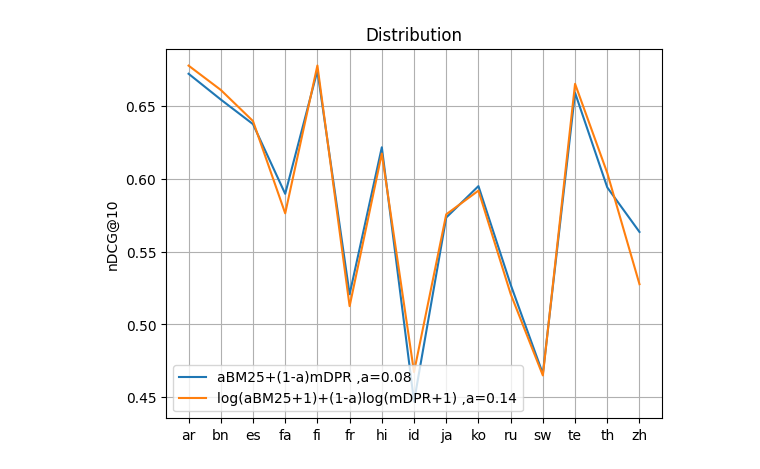
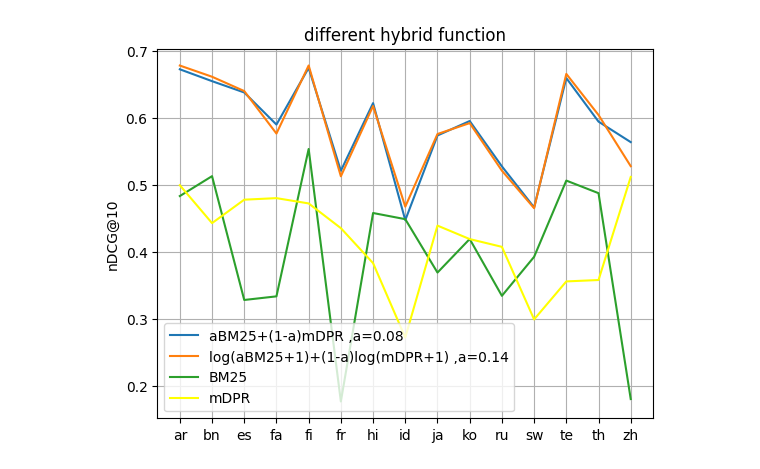
Before and after one commit to qaz12312/DM, a Jupyter notebook: paul/show_dist.ipynb, the cells around one changed output. Cells and saved outputs as stored; diff of their text form; code cells hidden in the pictures.

Commit message:
graph

```diff
--- a/paul/show_dist.ipynb
+++ b/paul/show_dist.ipynb
@@ -1,14 +1,18 @@
 # %%
 import matplotlib.pyplot as plt
 plt.figure()
-plt.title('Distribution')
+plt.title('different hybrid function')
 plt.plot(['ar','bn','es','fa','fi','fr','hi','id','ja','ko','ru','sw','te','th','zh'],
 [0.6723,0.6546,0.6377,0.5898,0.6744,0.5208,0.6218,0.4471,0.5735,0.5951,0.5274,0.4662,0.6592,0.5942,0.5636],label='aBM25+(1-a)mDPR ,a=0.08')
 plt.plot(['ar','bn','es','fa','fi','fr','hi','id','ja','ko','ru','sw','te','th','zh'],
 [0.6779,0.6612,0.6398,0.5764,0.6780,0.5126,0.6175,0.4673,0.5757,0.5920,0.5210,0.4650,0.6654,0.6041,0.5277],label='log(aBM25+1)+(1-a)log(mDPR+1) ,a=0.14')
+plt.plot(['ar','bn','es','fa','fi','fr','hi','id','ja','ko','ru','sw','te','th','zh'],
+[0.4831,0.5128,0.3280,0.3334,0.5534,0.1765,0.4578,0.4486,0.3689,0.4190,0.3342,0.3924,0.5062,0.4874,0.1801],label='BM25')
+plt.plot(['ar','bn','es','fa','fi','fr','hi','id','ja','ko','ru','sw','te','th','zh'],
+[0.4993,0.4427,0.4777,0.4800,0.4721,0.4352,0.3830,0.2719,0.4390,0.4189,0.4073,0.2990,0.3557,0.3578,0.5116],label='mDPR',c='yellow')
 plt.legend()
 plt.ylabel('nDCG@10')
 plt.grid()
 plt.show()
 # %% [output]
-[figure, old version]
+[figure, new version]
```
Also changed, not shown: parts of 1 cell of this notebook.
